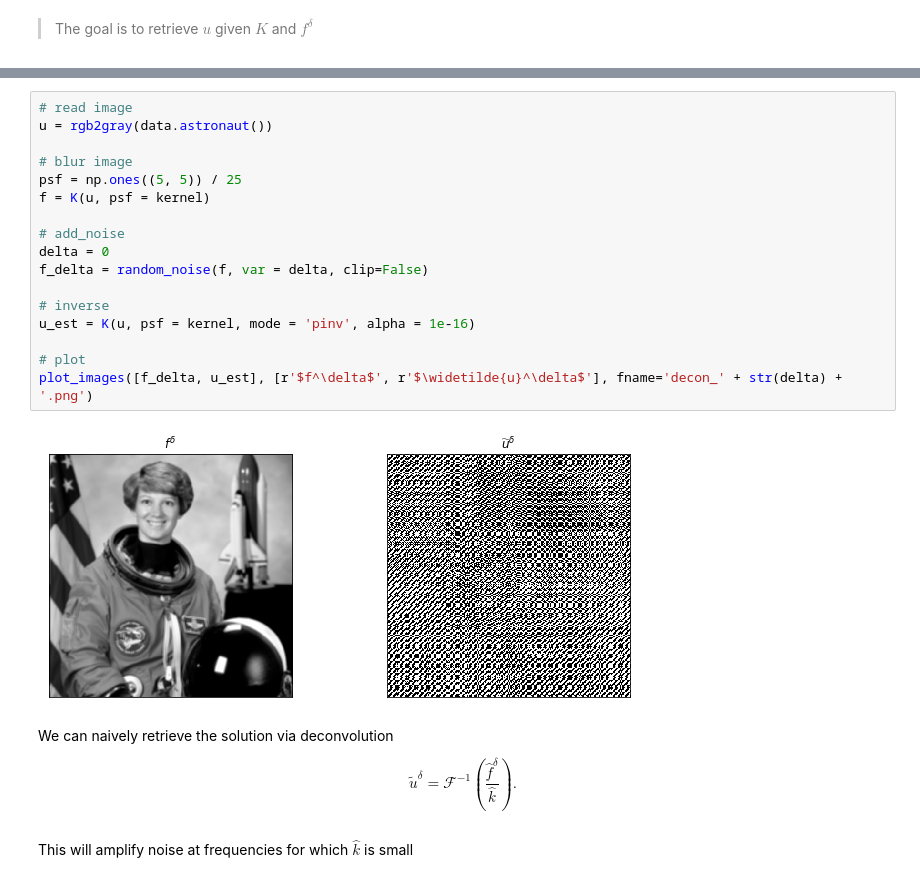
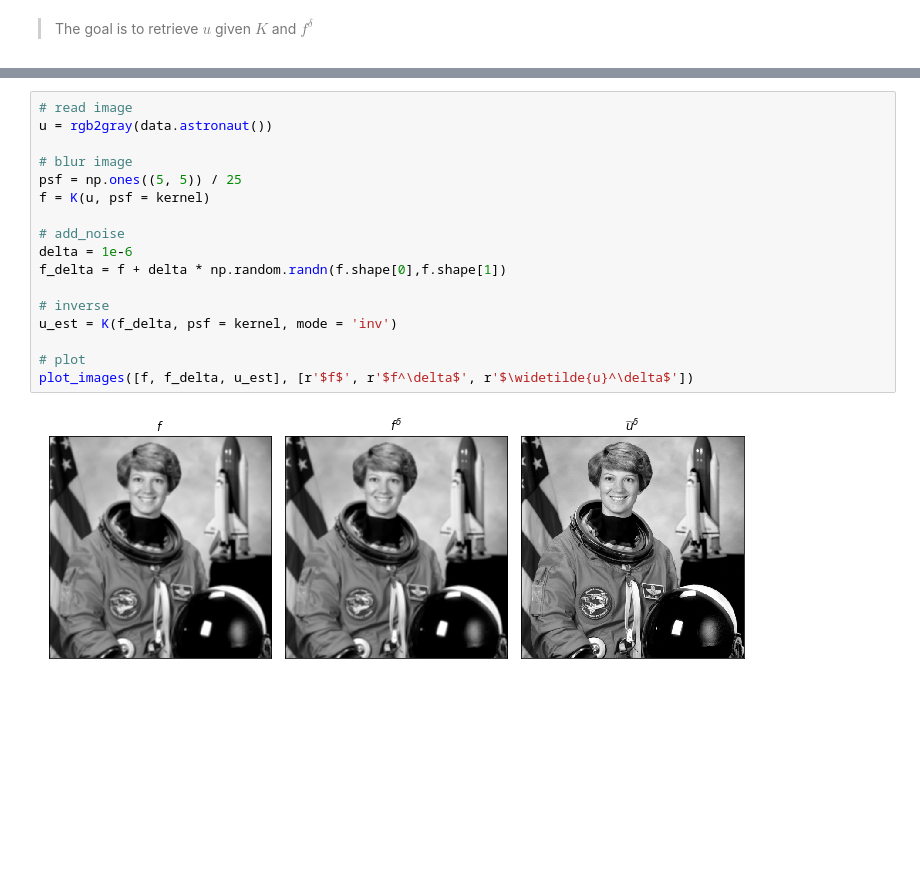
Before and after one commit to TristanvanLeeuwen/Summerschool, a Jupyter notebook: InverseProblems.ipynb, the cells around one changed output, grey strips where cells are left out. Drawn from its saved outputs; the diff is of its cells as text; blank space fills up the shorter version.

```diff
--- a/InverseProblems.ipynb
+++ b/InverseProblems.ipynb
@@ -85,25 +96,19 @@ plot_images([u, f, f_delta], [r'$u$', r'$f$', r'$f^\delta$'], 'example1.png')
 # %%
 # read image
 u = rgb2gray(data.astronaut())
 
 # blur image
 psf = np.ones((5, 5)) / 25
 f = K(u, psf = kernel)
 
 # add_noise
-delta = 0
-f_delta = random_noise(f, var = delta, clip=False)
+delta = 1e-6
+f_delta = f + delta * np.random.randn(f.shape[0],f.shape[1])
 
 # inverse
-u_est = K(u, psf = kernel, mode = 'pinv', alpha = 1e-16)
+u_est = K(f_delta, psf = kernel, mode = 'inv')
 
 # plot
-plot_images([f_delta, u_est], [r'$f^\delta$', r'$\widetilde{u}^\delta$'], fname='decon_' + str(delta) + '.png')
+plot_images([f, f_delta, u_est], [r'$f$', r'$f^\delta$', r'$\widetilde{u}^\delta$'])
 # %% [output]
-[figure, old version]
+[figure, new version]
-# %% [markdown]
-We can naively retrieve the solution via deconvolution
-
-$$\widetilde{u}^\delta = \mathcal{F}^{-1}\left(\frac{\widehat{f}^\delta}{\widehat{k}}\right).$$
-# %% [markdown]
-This will amplify noise at frequencies for which $\widehat{k}$ is small
```
Also changed, not shown: parts of 11 cells of this notebook, 3 other files.
